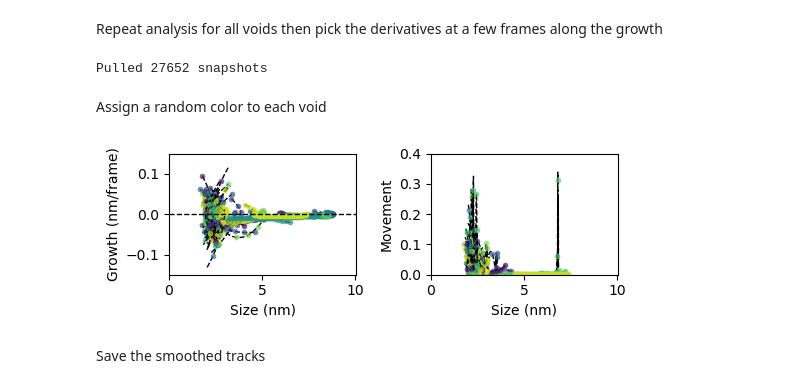
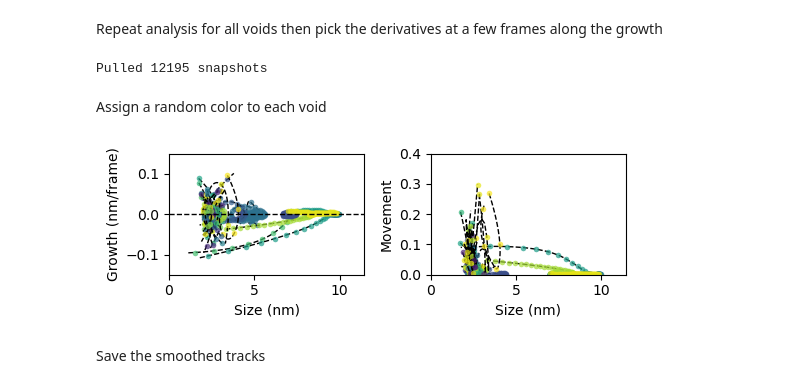
Before and after one commit to ivem-argonne/learning-damage-dynamics, a Jupyter notebook: 1_void-tracking/1_gather-per-timestep-quantities.ipynb, the cells around one changed output. Drawn from its saved outputs; the diff is of its cells as text; code cells hidden in the pictures.

```diff
--- a/1_void-tracking/1_gather-per-timestep-quantities.ipynb
+++ b/1_void-tracking/1_gather-per-timestep-quantities.ipynb
@@ -13,7 +13,7 @@ import numpy as np
 # %% [markdown]
 Configuration
 # %%
-run_directory = '../data/8bitTIFF-video37-525C/'
+run_directory = '../data/8bitTIFF-video26-575C/'
 pixel_size = 0.47  # nm/pixel
 # %%
 run_directory = Path(run_directory)
@@ -118,7 +118,6 @@ for _, void in void_tracks.query('total_frames > 48').iterrows():
     # Get the rates of changes of voids wrt time
     x = np.arange(void['total_frames'], dtype=int) + void['start_frame']
     r_spline = UnivariateSpline(x, void['radii'])
-    m_spline = UnivariateSpline(x, void['disp_from_start']).derivative(1)
 
     # Get the x and y coordinates
     positions = np.array(void['positions'])
@@ -139,15 +138,14 @@ for _, void in void_tracks.query('total_frames > 48').iterrows():
             'frame': frame,
             'radius': r_spline(frame) * pixel_size,
             'radius_dt': float(r_spline_dt(frame)) * pixel_size,
-            'movement': m_spline(frame),
-            'drift_rate': np.linalg.norm([s(frame, 1) for s in [x_spline, y_spline]]) * pixel_size,
-            'position-x': positions[frame - void['start_frame'], 0],
-            'position-y': positions[frame - void['start_frame'], 1]
+            'velocity_mag': np.linalg.norm([s(frame, 1) for s in [x_spline, y_spline]]) * pixel_size,
+            'position-x': positions[frame - void['start_frame'], 0] * pixel_size,
+            'position-y': positions[frame - void['start_frame'], 1] * pixel_size
         })
 snapshots = pd.DataFrame(snapshots).sample(frac=1)
 print(f'Pulled {len(snapshots)} snapshots')
 # %% [output]
-Pulled 27652 snapshots
+Pulled 12195 snapshots
 # %% [markdown]
 Assign a random color to each void
 # %%
@@ -176,36 +174,36 @@ for gid, group in snapshots.groupby('void'):
     color = group['color'].iloc[0].tolist()
     color[3] = alpha  # Set the alpha
     ax.plot(group['radius'], group['radius_dt'], 'k--o',
             ms=4, lw=1, mfc=color, mec='none', markevery=12)
 
 ax.set_xlim(0, max(ax.get_xlim()) * 1.1)
 ax.plot(ax.get_xlim(), [0, 0], 'k--', lw=1)
 ax.set_ylabel('Growth (nm/frame)')
 ax.set_ylim(-0.15, 0.15)
 
 # Plot the movement
 ax = axs[1]
 for gid, group in snapshots.groupby('void'):
     # Skip tracks outside the box
-    if group['drift_rate'].abs().max() > 0.4:
+    if group['velocity_mag'].abs().max() > 0.4:
         continue
     group = group.sort_values('frame')
 
     # Determine the color for this group
     color = group['color'].iloc[0].tolist()
     color[3] = alpha  # Set the alpha
-    ax.plot(group['radius'], group['drift_rate'], 'k--o',
+    ax.plot(group['radius'], group['velocity_mag'], 'k--o',
             ms=4, lw=1, mfc=color, mec='none', markevery=12)
 
 ax.set_ylim(0, 0.4)
 ax.set_ylabel('Movement')
 
 for ax in axs:
     ax.set_xlabel('Size (nm)')
 fig.tight_layout()
 fig.savefig(out_directory / 'figures/time-resolved-voids.png', dpi=320)
 # %% [output]
-[figure, old version]
+[figure, new version]
 # %% [markdown]
 Save the smoothed tracks
 # %%
```
Also changed, not shown: parts of 5 cells of this notebook, 1 other file.
